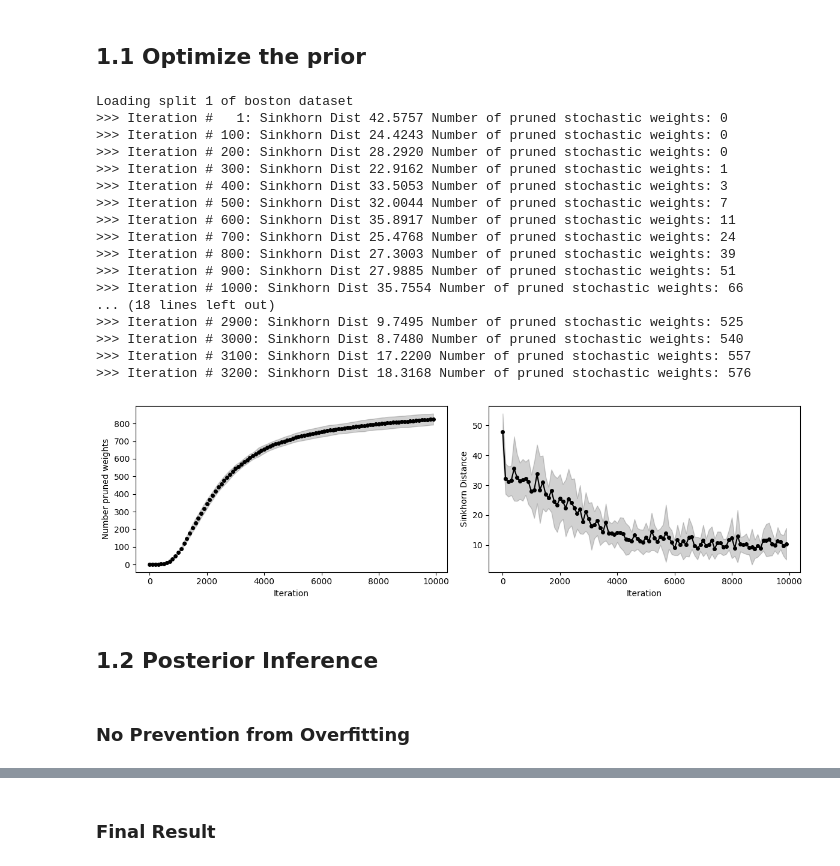
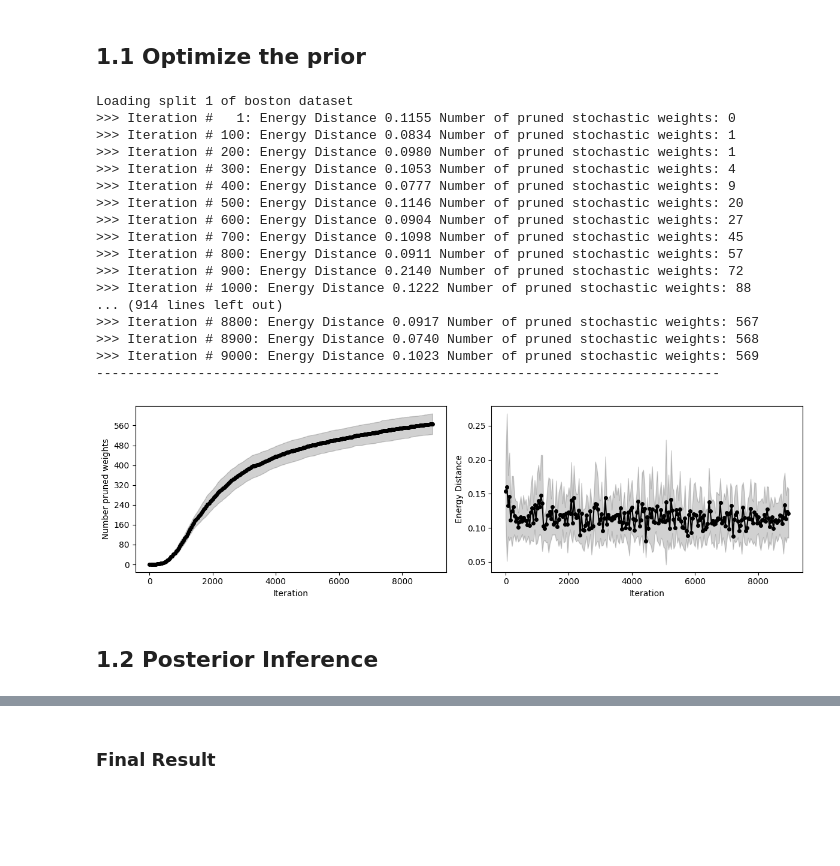
Before and after one commit to MariusLin/model-selection-partially-stochastic-nn, a Jupyter notebook: Notebooks/uci_regression.ipynb, the cells around one changed output, grey strips where cells are left out. Saved outputs shown, nothing was run; the diff lists cells and outputs as text; code cells hidden in the pictures; blank space fills up the shorter version.

```diff
--- a/Notebooks/uci_regression.ipynb
+++ b/Notebooks/uci_regression.ipynb
@@ -78,13 +69,12 @@ util.ensure_dir(out_dir)
 # %% [markdown]
 ## 1.1 Optimize the prior
 # %%
-num_iters = 200  # Number of iteterations of Wasserstein optimization
+num_iters = 4000  # Number of iteterations of Prior optimization # 4000
 lr = 0.05        # The learning rate
 n_samples = 128  # The mini-batch size
-lambd_sd = torch.tensor([2.]).to(device) # Vetcor of penalization terms
+lambd_sd = torch.tensor([3.5]).to(device) # Vetcor of penalization terms #2.5
 D = 3            # Depth for pruning of standard deviations
 num_samples = 30
-num_iters_sd = 10000
 print_every = 100
 n_data = 128
 # %%
@@ -107,7 +97,8 @@ for split_id in range(n_splits):
 
     lengthscale = math.sqrt(2. * input_dim)
     variance = 1.
-    kernel = kernels.RBF(input_dim=input_dim,
+    # BEFORE RBF
+    kernel = kernels.Exponential(input_dim=input_dim,
                          lengthscales=torch.tensor([lengthscale], dtype=torch.double),
                          variance=torch.tensor([variance], dtype=torch.double), ARD=True)
 
@@ -130,12 +121,10 @@ for split_id in range(n_splits):
     mlp_reparam = FactorizedGaussianMLPReparameterization(input_dim, output_dim,
         hidden_dims, D = D, activation_fn=activation_fn, scaled_variance=True, device=device)
     # Perform optimization
-    mapper = SinkhornMapper(out_dir=saved_dir).to(device)
-    y_train_tensor = torch.tensor(y_train).to(device)  # Assumes y is 1D: (batch_size,)
-    y_train = y_train_tensor[:, None, None].expand(-1, num_samples, 1)
-    p_hist, loss_hist = mapper.optimize_sparse(net = mlp_reparam, gp = gp, data_generator = rand_generator,
-            lambd= lambd_sd, n_data = n_data, num_iters = num_iters_sd, print_every=print_every, output_dim = 1,
-            D= D, X_train = torch.tensor(X_train), y_train= y_train, n_samples = num_samples)
+    mapper = PriorOptimisationMapper(out_dir=saved_dir).to(device)
+    p_hist, loss_hist = mapper.optimize(net = mlp_reparam, gp = gp, data_generator = rand_generator,
+            lambd= lambd_sd, n_data = n_data, num_iters = num_iters, print_every=print_every, output_dim = 1,
+            D= D, n_samples = num_samples)
     path = os.path.join(saved_dir, "loss_values.log")
     if not os.path.isfile(saved_dir):
         os.makedirs(saved_dir, exist_ok=True)
@@ -151,62 +140,60 @@ with open(os.path.join(out_dir, "masks_list.pkl"), "wb") as f:
     pickle.dump(masks_list, f)
 # %% [output]
 Loading split 1 of boston dataset
->>> Iteration #   1: Sinkhorn Dist 42.5757 Number of pruned stochastic weights: 0
->>> Iteration # 100: Sinkhorn Dist 24.4243 Number of pruned stochastic weights: 0
->>> Iteration # 200: Sinkhorn Dist 28.2920 Number of pruned stochastic weights: 0
->>> Iteration # 300: Sinkhorn Dist 22.9162 Number of pruned stochastic weights: 1
->>> Iteration # 400: Sinkhorn Dist 33.5053 Number of pruned stochastic weights: 3
->>> Iteration # 500: Sinkhorn Dist 32.0044 Number of pruned stochastic weights: 7
->>> Iteration # 600: Sinkhorn Dist 35.8917 Number of pruned stochastic weights: 11
->>> Iteration # 700: Sinkhorn Dist 25.4768 Number of pruned stochastic weights: 24
->>> Iteration # 800: Sinkhorn Dist 27.3003 Number of pruned stochastic weights: 39
->>> Iteration # 900: Sinkhorn Dist 27.9885 Number of pruned stochastic weights: 51
->>> Iteration # 1000: Sinkhorn Dist 35.7554 Number of pruned stochastic weights: 66
-... (18 lines left out)
->>> Iteration # 2900: Sinkhorn Dist 9.7495 Number of pruned stochastic weights: 525
->>> Iteration # 3000: Sinkhorn Dist 8.7480 Number of pruned stochastic weights: 540
->>> Iteration # 3100: Sinkhorn Dist 17.2200 Number of pruned stochastic weights: 557
->>> Iteration # 3200: Sinkhorn Dist 18.3168 Number of pruned stochastic weights: 576
+>>> Iteration #   1: Energy Distance 0.1155 Number of pruned stochastic weights: 0
+>>> Iteration # 100: Energy Distance 0.0834 Number of pruned stochastic weights: 1
+>>> Iteration # 200: Energy Distance 0.0980 Number of pruned stochastic weights: 1
+>>> Iteration # 300: Energy Distance 0.1053 Number of pruned stochastic weights: 4
+>>> Iteration # 400: Energy Distance 0.0777 Number of pruned stochastic weights: 9
+>>> Iteration # 500: Energy Distance 0.1146 Number of pruned stochastic weights: 20
+>>> Iteration # 600: Energy Distance 0.0904 Number of pruned stochastic weights: 27
+>>> Iteration # 700: Energy Distance 0.1098 Number of pruned stochastic weights: 45
+>>> Iteration # 800: Energy Distance 0.0911 Number of pruned stochastic weights: 57
+>>> Iteration # 900: Energy Distance 0.2140 Number of pruned stochastic weights: 72
+>>> Iteration # 1000: Energy Distance 0.1222 Number of pruned stochastic weights: 88
+... (914 lines left out)
+>>> Iteration # 8800: Energy Distance 0.0917 Number of pruned stochastic weights: 567
+>>> Iteration # 8900: Energy Distance 0.0740 Number of pruned stochastic weights: 568
+>>> Iteration # 9000: Energy Distance 0.1023 Number of pruned stochastic weights: 569
+--------------------------------------------------------------------------------
 # %%
 # Visualize the convergence
 lossdist_data = []
 pruned_vals_data = []
 for i in range(0, n_splits):
     lossdist_file = os.path.join(out_dir, str(i), "loss_values.log")
     pruned_vals_file = os.path.join(out_dir, str(i), "pruned_values.log")
     lossdist_data.append(np.loadtxt(lossdist_file))
     pruned_vals_data.append(np.loadtxt(pruned_vals_file))
 
 lossdist_vals = np.stack(lossdist_data)
 pruned_vals = np.stack(pruned_vals_data)
-indices = np.arange(num_iters_sd)[::100]
+indices = np.arange(num_iters)[::40]
 mean_loss = lossdist_vals.mean(0)
 std_loss = lossdist_vals.std(0)
 mean_pruned = pruned_vals.mean(0)
 std_pruned = pruned_vals.std(0)
 
 fig, axes = plt.subplots(1, 2, figsize=(12, 3.5))
 axes[0].plot(indices, mean_pruned[indices], "ko", ms=4)
 axes[0].fill_between(indices, mean_pruned[indices] - std_pruned[indices],
                  mean_pruned[indices] + std_pruned[indices], alpha=0.18, color="k")
 axes[0].set_ylabel("Number pruned weights")
 axes[0].set_xlabel("Iteration")
 axes[0].yaxis.set_major_locator(ticker.MaxNLocator(integer=True))
 
 axes[1].plot(indices, mean_loss[indices], "-ko", ms=4)
 axes[1].fill_between(indices, mean_loss[indices]-std_loss[indices],
                      mean_loss[indices]+std_loss[indices], alpha = 0.18, color = "k")
-axes[1].set_ylabel("Sinkhorn Distance")
+axes[1].set_ylabel("Energy Distance")
 axes[1].set_xlabel("Iteration")
 
 plt.tight_layout()
 plt.show()
 # %% [output]
-[figure, old version]
+[figure, new version]
 # %% [markdown]
 ## 1.2 Posterior Inference
-# %% [markdown]
-### No Prevention from Overfitting
 # %%
 sampling_configs = {
     "batch_size": 32,                 # Mini-batch size
```
Also changed, not shown: parts of 21 cells of this notebook, 26 other files.
